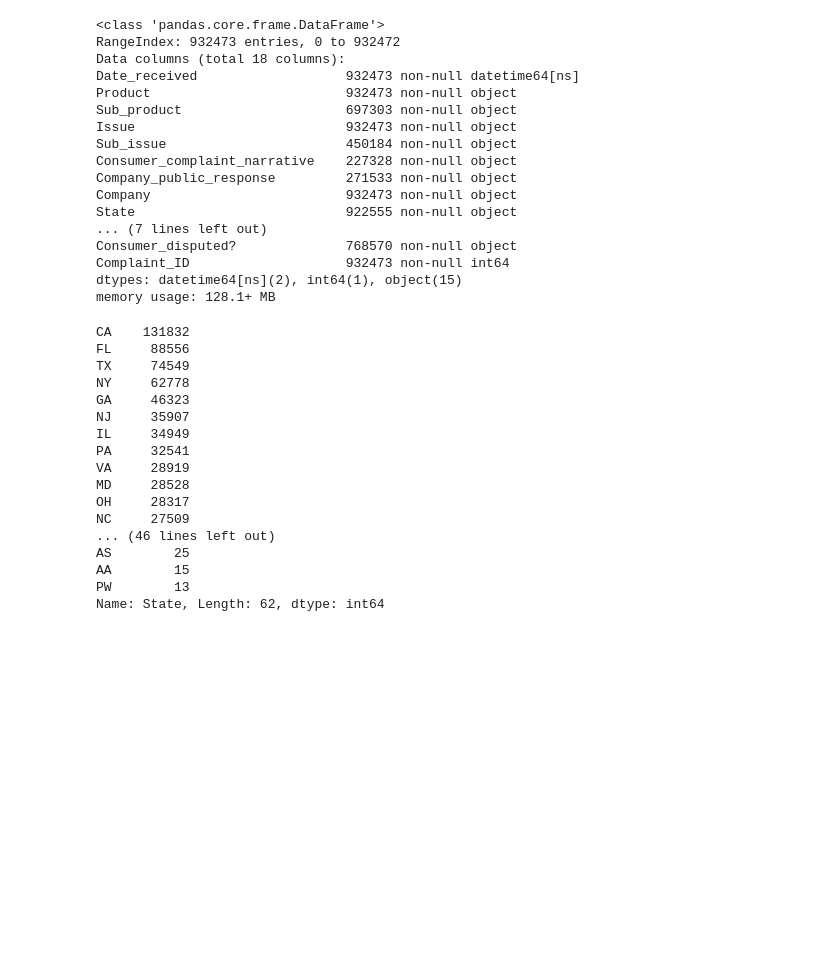
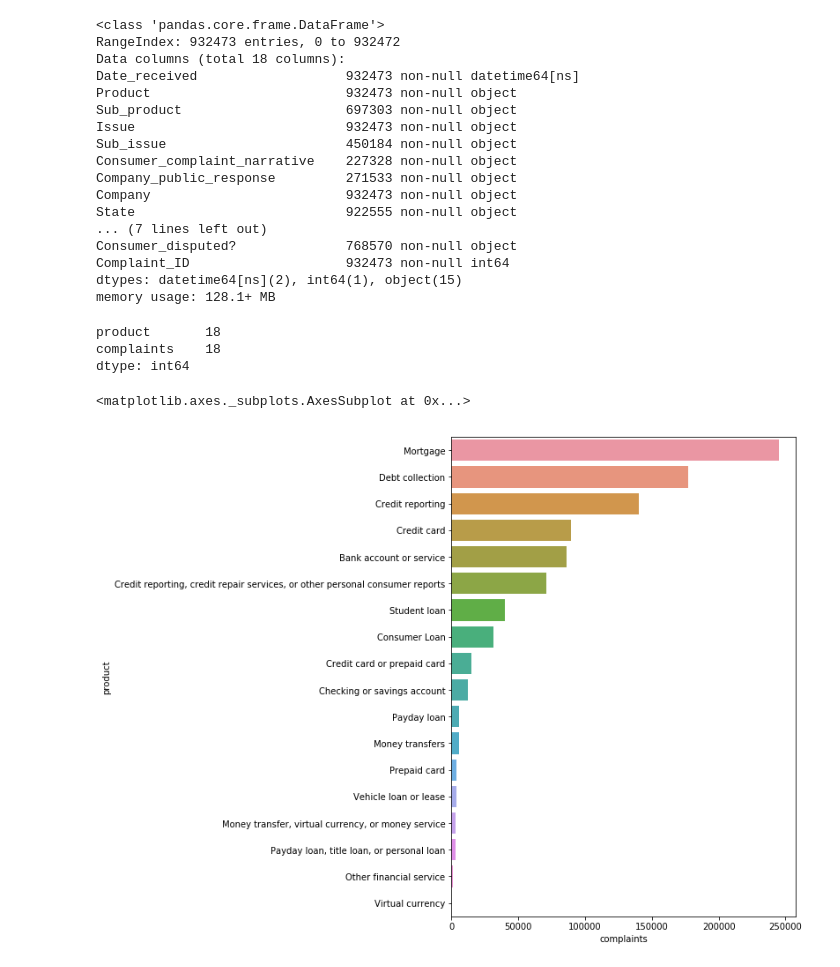
Before and after one commit to Halvinn/cfpb_complaints, a Jupyter notebook: cfpb_complaints.ipynb, the cells around one changed output. Drawn from its saved outputs; the diff is of its cells as text; code cells hidden in the pictures; blank space fills up the shorter version.

```diff
--- a/cfpb_complaints.ipynb
+++ b/cfpb_complaints.ipynb
@@ -83,23 +65,17 @@ Consumer_disputed?              768570 non-null object
 Complaint_ID                    932473 non-null int64
 dtypes: datetime64[ns](2), int64(1), object(15)
 memory usage: 128.1+ MB
-# %%
-complaints_df.State.value_counts()
-# %% [output]
-CA    131832
-FL     88556
-TX     74549
-NY     62778
-GA     46323
-NJ     35907
-IL     34949
-PA     32541
-VA     28919
-MD     28528
-OH     28317
-NC     27509
-... (46 lines left out)
-AS        25
-AA        15
-PW        13
-Name: State, Length: 62, dtype: int64
+# %%
+products = pd.DataFrame(complaints_df.Product.value_counts().reset_index())
+products.columns = ['product', 'complaints']
+products.count()
+# %% [output]
+product       18
+complaints    18
+dtype: int64
+# %%
+plt.figure(figsize=(7, 10))
+sns.barplot(x='complaints', y='product', data=products)
+# %% [output]
+<matplotlib.axes._subplots.AxesSubplot at 0x...>
+[figure, added]
```
Also changed, not shown: parts of 8 cells of this notebook.
